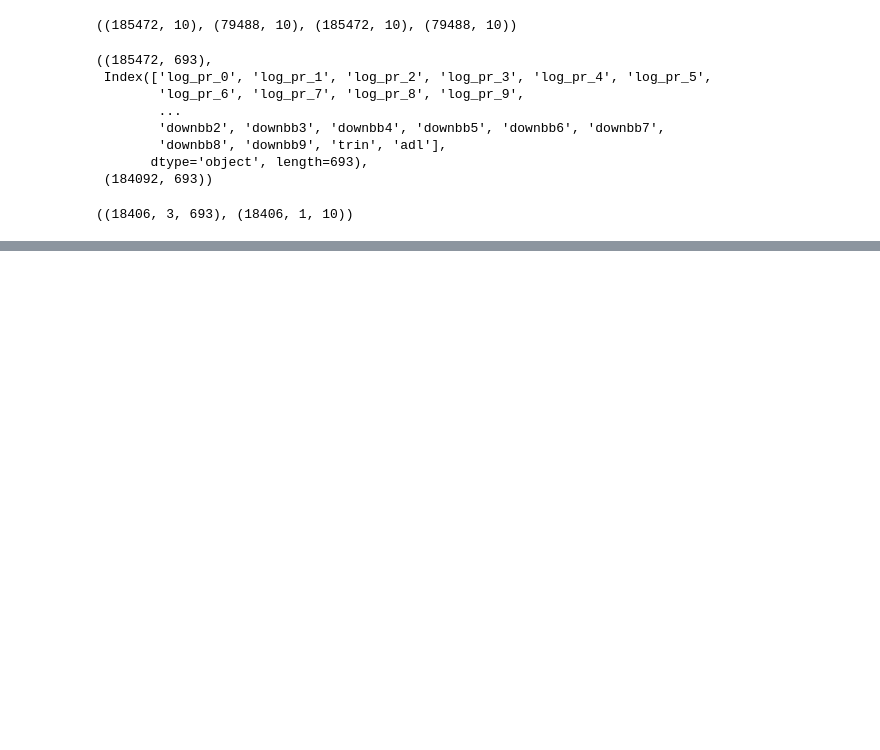
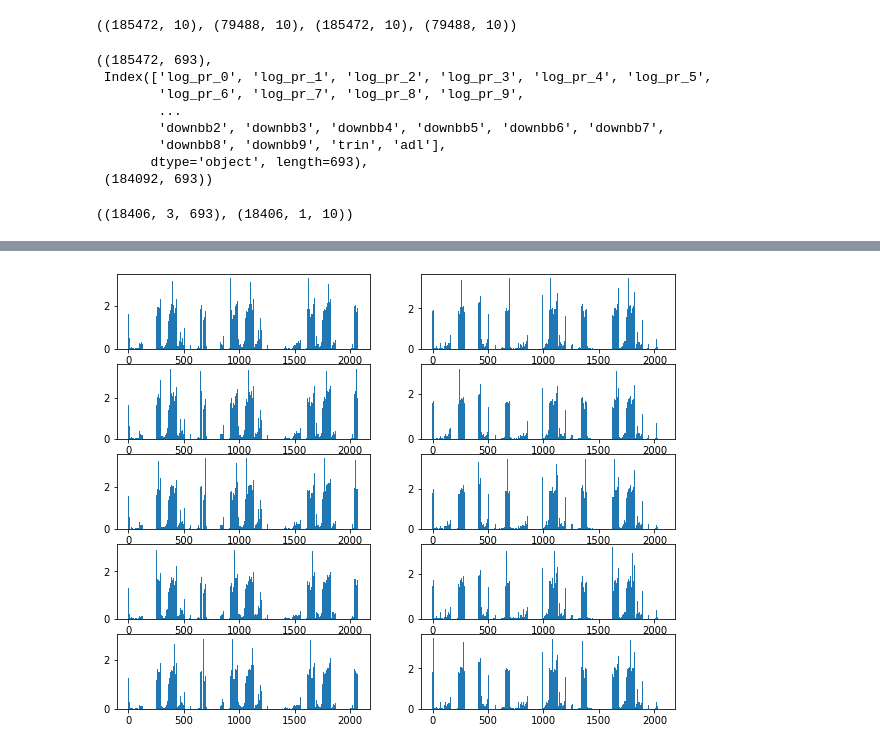
Before and after one commit to ziyuan-h/stats601-project, a Jupyter notebook: data_generator.ipynb, the cells around one changed output, grey strips where cells are left out. Saved outputs shown, nothing was run; the diff lists cells and outputs as text; code cells hidden in the pictures; blank space fills up the shorter version.

```diff
--- a/data_generator.ipynb
+++ b/data_generator.ipynb
@@ -295,0 +368,8 @@ KeyError: -1
+# %%
+threshold = 0.001
+selected_cor_p = []
+for i, rank in enumerate(rank_array_cor):
+    # print(rank)
+    p_values = rank[len(rank)//2:]
+    selected_cor_p.append(np.where(p_values < threshold)[0])
+    print("features of asset %d with p-value < %.4f: num = %d"%(i, threshold, len(selected_cor_p[-1])))
@@ -295,0 +387,8 @@ KeyError: -1
+# %%
+threshold = 6366
+selected_cor_f = []
+for i, rank in enumerate(rank_array_cor):
+    # print(rank)
+    f_values = rank[:len(rank)//2]
+    selected_cor_f.append(np.where(f_values > threshold)[0])
+    print("features of asset %d with f-value < %.4f: num = %d"%(i, threshold, len(selected_cor_f[-1])))
@@ -295,0 +408,5 @@ KeyError: -1
+# %%
+selected_cor = []
+for i in range(10):
+    selected_cor.append(np.intersect1d(selected_cor_p[i], selected_cor_f[i], True))
+    print("features selected with correlation score for asset %d: %d"%(i, len(selected_cor[-1])))
@@ -295,0 +424,19 @@ KeyError: -1
+# %%
+# mutual information
+from joblib import delayed, Parallel
+from sklearn.feature_selection import mutual_info_regression, SelectKBest
+import matplotlib.pyplot as plt
+
+def plot_corr_score(features, label, ax):
+    fs = SelectKBest(score_func=mutual_info_regression, k='all')
+    fs.fit(features, label)
+    return fs.scores_
+
+score_array = Parallel(n_jobs=6)(delayed(plot_corr_score)(features_tr_f.reshape(N,-1), label_tr_f[:,:,i], ax) for i in range(10))
+
+_, ax = plt.subplots(5, 2, figsize=(10,8))
+for i, scores in enumerate(score_array):
+    ax[i // 2, i % 2].bar([i for i in range(len(scores))], scores)
+plt.show()
+# %% [output]
+[figure, added]
```
Also changed, not shown: parts of 52 cells of this notebook, 3 other files.
